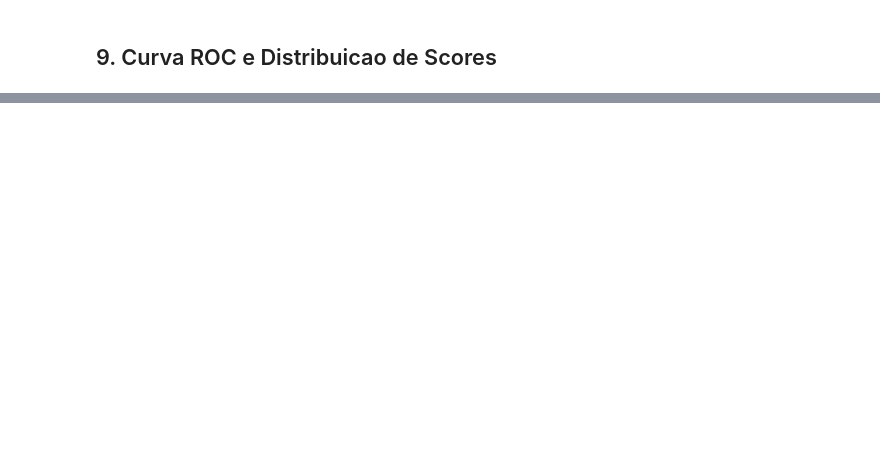
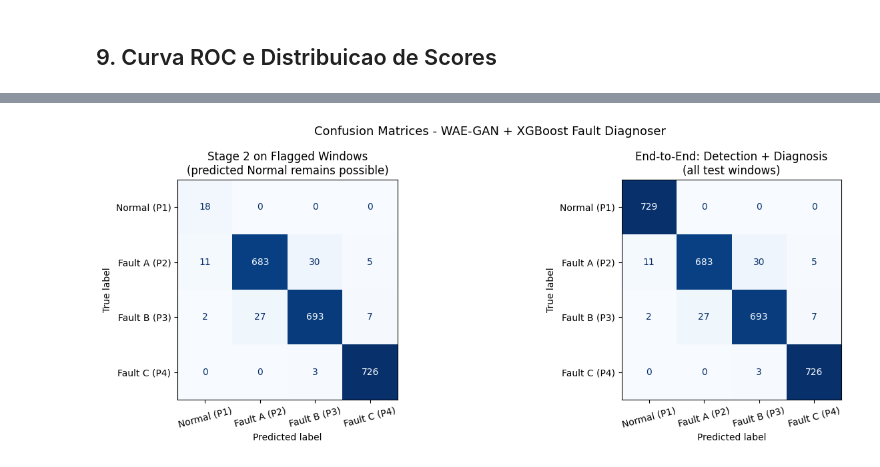
Before and after one commit to camara0729/anomaly_detection_models_comparison, a Jupyter notebook: notebooks/05_wae_gan.ipynb, the cells around one changed output, grey strips where cells are left out. Saved outputs shown, nothing was run; the diff lists cells and outputs as text; code cells hidden in the pictures; blank space fills up the shorter version.

```diff
--- a/notebooks/05_wae_gan.ipynb
+++ b/notebooks/05_wae_gan.ipynb
@@ -171,6 +269,15 @@ PATIENCE = 5
 # %% [markdown]
 ## 4. Preparacao dos Splits de Anomalia
 # %%
+CLASS_NAMES = ['Normal (P1)', 'Fault A (P2)', 'Fault B (P3)', 'Fault C (P4)']
+FAULT_LABELS = [1, 2, 3]
+CLASSIFIER_TYPE = 'xgboost'
+N_ESTIMATORS = 300
+THRESHOLD_MULT = THRESHOLD_MULTIPLIER
+
+def make_data_by_label(X_seq: np.ndarray, y: np.ndarray) -> dict[int, np.ndarray]:
+    return {int(lbl): X_seq[y == lbl] for lbl in np.unique(y)}
+
 splits = make_waegan_anomaly_splits(
     X_train=X_train,
     y_train=y_train,
@@ -179,18 +286,25 @@ splits = make_waegan_anomaly_splits(
     X_test=X_test,
     y_test=y_test,
     normal_label=NORMAL_LABEL,
-
 )
 
 X_train_normal = splits['X_train_normal']
 X_val_normal = splits['X_val_normal']
 X_test_seq = splits['X_test']
 y_test_binary = splits['y_test_binary']
+y_test_multi = splits['y_test_multiclass']
+
+X_train_seq = to_sequence_last(X_train)
+train_by_label = make_data_by_label(X_train_seq, y_train)
+test_by_label = make_data_by_label(X_test_seq, y_test_multi)
 
 print('X_train_normal:', X_train_normal.shape)
 print('X_val_normal:  ', X_val_normal.shape)
 print('X_test_seq:    ', X_test_seq.shape)
 print('Anomalies in test:', int(y_test_binary.sum()), 'of', len(y_test_binary))
+print('Train splits per class (sequence-last):')
+for lbl, arr in train_by_label.items():
+    print(f"  [{lbl}] {CLASS_NAMES[lbl]}: {arr.shape}")
 # %% [output]
 X_train_normal: (2430, 4096, 9)
 X_val_normal:   (486, 4096, 9)
@@ -436,0 +790,74 @@ Saved: docs\figures\07_wae_gan_scores.png
+# %%
+fig, axes = plt.subplots(1, 2, figsize=(14, 5))
+
+if len(y_true_flagged) == 0:
+    axes[0].axis('off')
+    axes[0].text(0.5, 0.5, 'No anomaly-flagged windows', ha='center', va='center')
+else:
+    cm_stage2 = confusion_matrix(
+        y_true_flagged,
+        y_pred_flagged,
+        labels=list(range(len(CLASS_NAMES))),
+    )
+    ConfusionMatrixDisplay(
+        cm_stage2,
+        display_labels=CLASS_NAMES,
+    ).plot(ax=axes[0], colorbar=False, cmap='Blues')
+    axes[0].tick_params(axis='x', rotation=15)
+axes[0].set_title('Stage 2 on Flagged Windows\n(predicted Normal remains possible)')
+
+cm_full = confusion_matrix(y_test_multi, y_pred_full, labels=list(range(len(CLASS_NAMES))))
+ConfusionMatrixDisplay(cm_full, display_labels=CLASS_NAMES).plot(
+    ax=axes[1], colorbar=False, cmap='Blues'
+)
+axes[1].set_title('End-to-End: Detection + Diagnosis\n(all test windows)')
+axes[1].tick_params(axis='x', rotation=15)
+
+plt.suptitle('Confusion Matrices - WAE-GAN + XGBoost Fault Diagnoser', fontsize=13)
+plt.tight_layout()
+save_path = FIGURES_DIR / '07_wae_gan_xgboost_confusion.png'
+fig.savefig(save_path, dpi=150, bbox_inches='tight')
+plt.show()
+print('Saved:', save_path.relative_to(ARTIFACTS_ROOT))
+
+fig, axes = plt.subplots(1, 2, figsize=(14, 4))
+
+for lbl in sorted(test_by_label):
+    mask = y_test_multi == lbl
+    axes[0].hist(
+        diag_anomaly_scores[mask], bins=40, alpha=0.6,
+        label=CLASS_NAMES[lbl], density=True,
+    )
+axes[0].axvline(
+    diagnoser.config.anomaly_threshold,
+    color='black', linestyle='--', linewidth=1.5, label='Threshold'
+)
+axes[0].set_title('Anomaly Score Distribution per Class')
+axes[0].set_xlabel('Reconstruction MSE')
+axes[0].set_ylabel('Density')
+axes[0].legend(fontsize=8)
+axes[0].grid(True, alpha=0.3)
+
+if hasattr(diagnoser.classifier_, 'get_booster'):
+    booster = diagnoser.classifier_.get_booster()
+    scores = booster.get_score(importance_type='gain')
+    emb_dim = best_model.config.embedding_dim
+    importances = np.array([scores.get(f'f{i}', 0.0) for i in range(emb_dim)])
+    if importances.sum() > 0:
+        importances = importances / importances.sum()
+    axes[1].bar(range(emb_dim), importances, color='darkorange', alpha=0.8)
+    axes[1].set_title('Latent Dimension Importances\n(XGBoost - Gain)')
+    axes[1].set_xlabel('Latent Dimension')
+    axes[1].set_ylabel('Normalised Gain')
+    axes[1].grid(True, alpha=0.3, axis='y')
+else:
+    axes[1].axis('off')
+    axes[1].text(0.5, 0.5, 'Feature importances not available', ha='center', va='center')
+
+plt.tight_layout()
+save_path = FIGURES_DIR / '07_wae_gan_xgboost_analysis.png'
+fig.savefig(save_path, dpi=150, bbox_inches='tight')
+plt.show()
+print('Saved:', save_path.relative_to(ARTIFACTS_ROOT))
+# %% [output]
+[figure, added]
```
Also changed, not shown: parts of 18 cells of this notebook.
